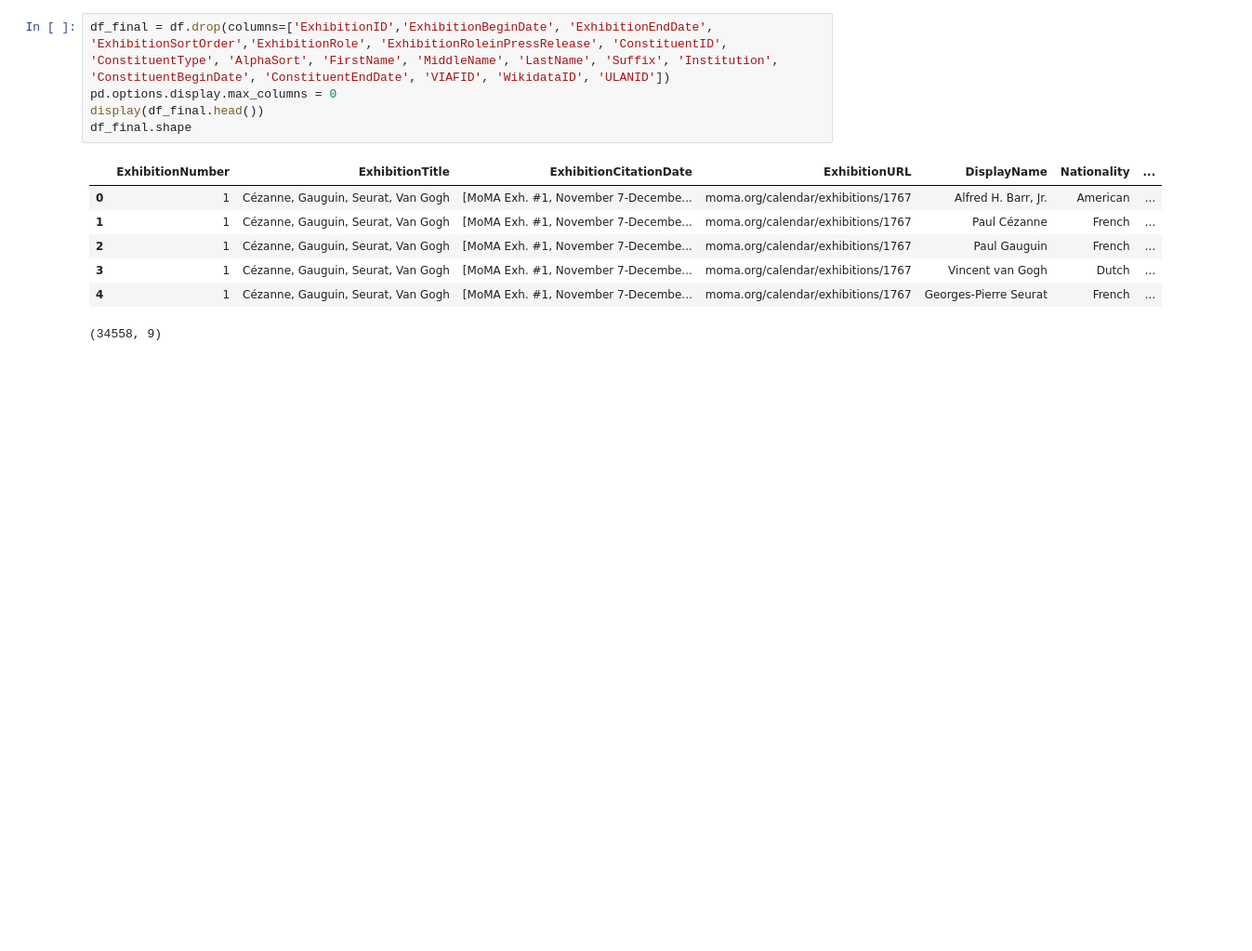
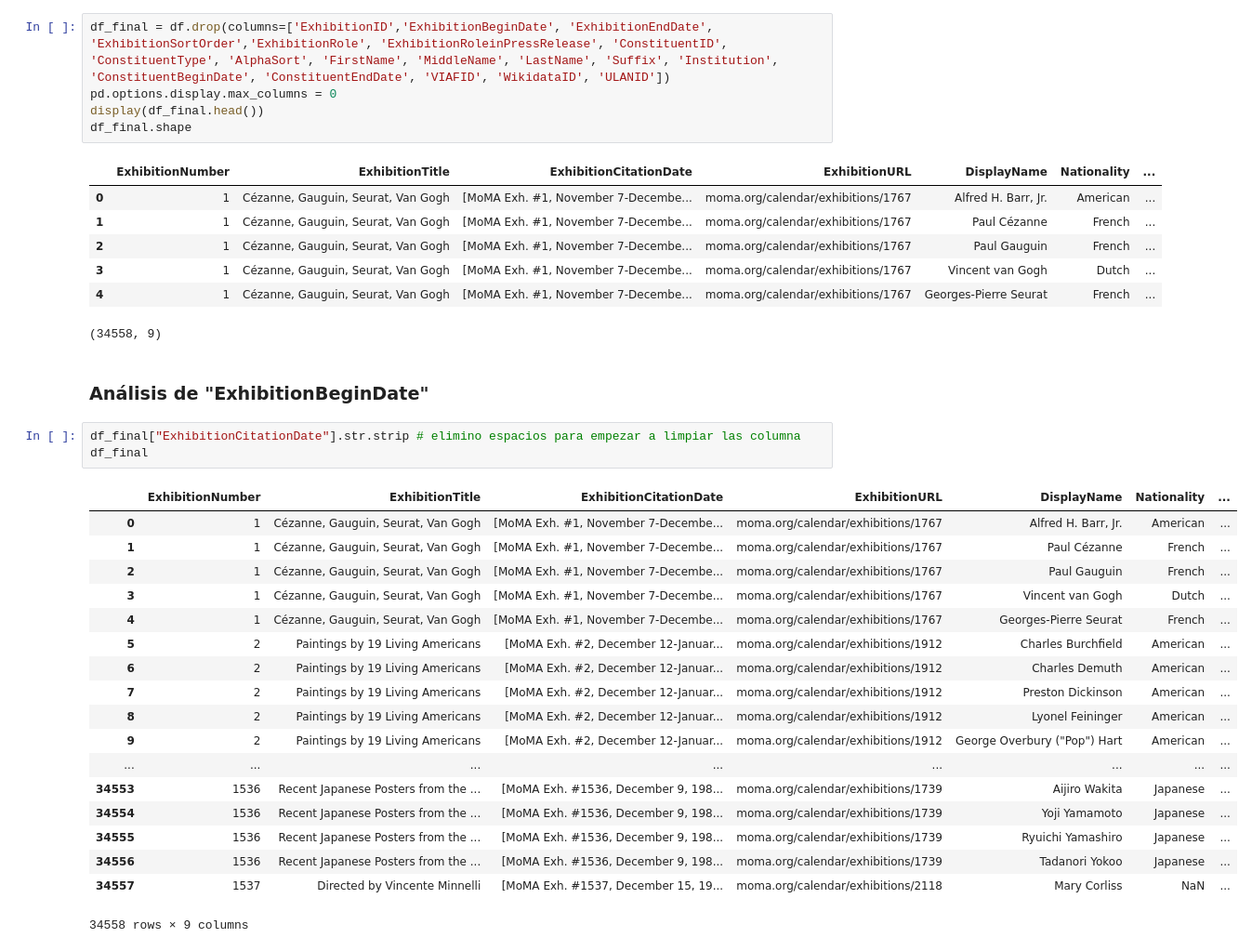
Before and after one commit to PaulaNuno/ironhack-final-project, a Jupyter notebook: exploring_dataset.ipynb, the cells around one changed output. Shown at 93% size. Cells and saved outputs as stored; diff of their text form; blank space fills up the shorter version.

```diff
--- a/exploring_dataset.ipynb
+++ b/exploring_dataset.ipynb
@@ -204,3 +205,27 @@ df_final.shape
 | 3 | 1 | Cézanne, Gauguin, Seurat, Van Gogh | [MoMA Exh. #1, November 7-Decembe... | moma.org/calendar/exhibitions/1767 | Vincent van Gogh | Dutch | ... |
 | 4 | 1 | Cézanne, Gauguin, Seurat, Van Gogh | [MoMA Exh. #1, November 7-Decembe... | moma.org/calendar/exhibitions/1767 | Georges-Pierre Seurat | French | ... |
 (34558, 9)
+# %% [markdown]
+### Análisis de "ExhibitionBeginDate"
+# %%
+df_final["ExhibitionCitationDate"].str.strip # elimino espacios para empezar a limpiar las columna
+df_final
+# %% [output]
+|  | ExhibitionNumber | ExhibitionTitle | ExhibitionCitationDate | ExhibitionURL | DisplayName | Nationality | ... |
+| 0 | 1 | Cézanne, Gauguin, Seurat, Van Gogh | [MoMA Exh. #1, November 7-Decembe... | moma.org/calendar/exhibitions/1767 | Alfred H. Barr, Jr. | American | ... |
+| 1 | 1 | Cézanne, Gauguin, Seurat, Van Gogh | [MoMA Exh. #1, November 7-Decembe... | moma.org/calendar/exhibitions/1767 | Paul Cézanne | French | ... |
+| 2 | 1 | Cézanne, Gauguin, Seurat, Van Gogh | [MoMA Exh. #1, November 7-Decembe... | moma.org/calendar/exhibitions/1767 | Paul Gauguin | French | ... |
+| 3 | 1 | Cézanne, Gauguin, Seurat, Van Gogh | [MoMA Exh. #1, November 7-Decembe... | moma.org/calendar/exhibitions/1767 | Vincent van Gogh | Dutch | ... |
+| 4 | 1 | Cézanne, Gauguin, Seurat, Van Gogh | [MoMA Exh. #1, November 7-Decembe... | moma.org/calendar/exhibitions/1767 | Georges-Pierre Seurat | French | ... |
+| 5 | 2 | Paintings by 19 Living Americans | [MoMA Exh. #2, December 12-Januar... | moma.org/calendar/exhibitions/1912 | Charles Burchfield | American | ... |
+| 6 | 2 | Paintings by 19 Living Americans | [MoMA Exh. #2, December 12-Januar... | moma.org/calendar/exhibitions/1912 | Charles Demuth | American | ... |
+| 7 | 2 | Paintings by 19 Living Americans | [MoMA Exh. #2, December 12-Januar... | moma.org/calendar/exhibitions/1912 | Preston Dickinson | American | ... |
+| 8 | 2 | Paintings by 19 Living Americans | [MoMA Exh. #2, December 12-Januar... | moma.org/calendar/exhibitions/1912 | Lyonel Feininger | American | ... |
+| 9 | 2 | Paintings by 19 Living Americans | [MoMA Exh. #2, December 12-Januar... | moma.org/calendar/exhibitions/1912 | George Overbury ("Pop") Hart | American | ... |
+| ... | ... | ... | ... | ... | ... | ... | ... |
+| 34553 | 1536 | Recent Japanese Posters from the ... | [MoMA Exh. #1536, December 9, 198... | moma.org/calendar/exhibitions/1739 | Aijiro Wakita | Japanese | ... |
+| 34554 | 1536 | Recent Japanese Posters from the ... | [MoMA Exh. #1536, December 9, 198... | moma.org/calendar/exhibitions/1739 | Yoji Yamamoto | Japanese | ... |
+| 34555 | 1536 | Recent Japanese Posters from the ... | [MoMA Exh. #1536, December 9, 198... | moma.org/calendar/exhibitions/1739 | Ryuichi Yamashiro | Japanese | ... |
+| 34556 | 1536 | Recent Japanese Posters from the ... | [MoMA Exh. #1536, December 9, 198... | moma.org/calendar/exhibitions/1739 | Tadanori Yokoo | Japanese | ... |
+| 34557 | 1537 | Directed by Vincente Minnelli | [MoMA Exh. #1537, December 15, 19... | moma.org/calendar/exhibitions/2118 | Mary Corliss | NaN | ... |
+34558 rows × 9 columns
```
Also changed, not shown: parts of 8 cells of this notebook.
